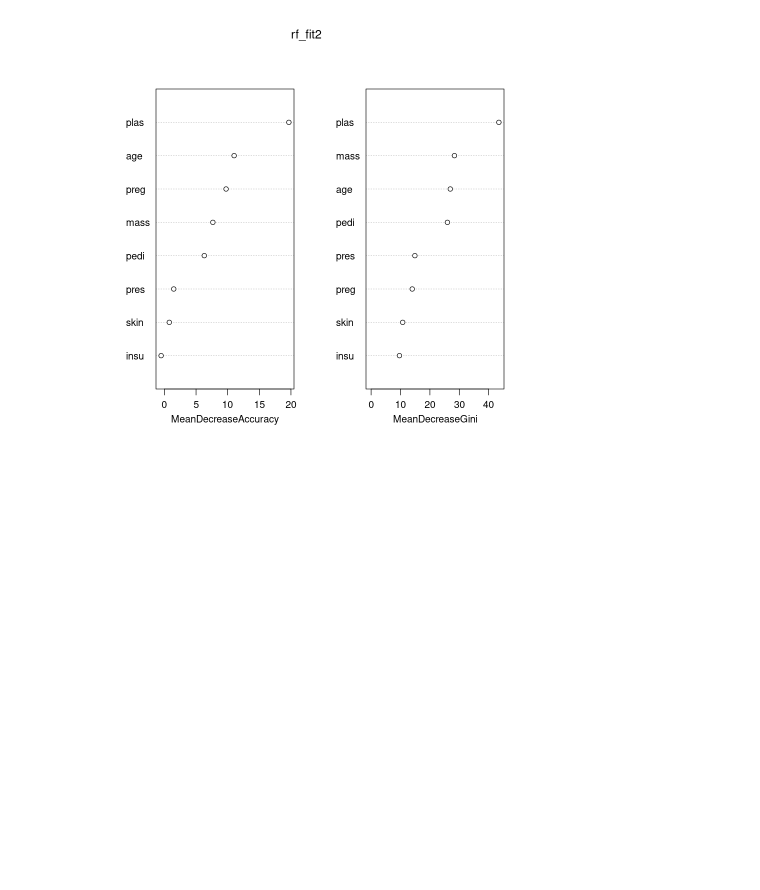
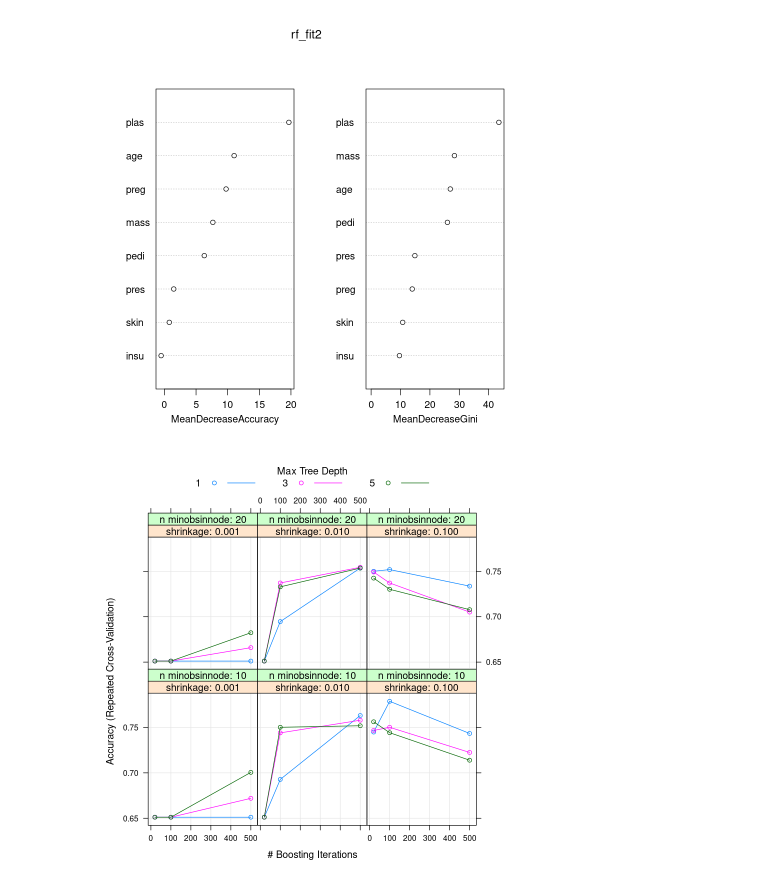
Before and after one commit to hkopanski/ST_558_HW12, a Jupyter notebook: HW12_NB.ipynb, the cells around one changed output. Cells and saved outputs as stored; diff of their text form; code cells hidden in the pictures; blank space fills up the shorter version.

```diff
--- a/HW12_NB.ipynb
+++ b/HW12_NB.ipynb
@@ -227,3 +252,22 @@ knitr::kable(rf_con_tab2)
 |tested_negative |             216|              55|
 |tested_positive |              34|              79|
 [figure]
+# %%
+set.seed(2020)
+
+boost_grid <- expand.grid(n.trees = c(20, 100, 500),
+                          interaction.depth = c(1, 3, 5),
+                          shrinkage = c(0.1, 0.01, 0.001),
+                          n.minobsinnode = c(10, 20))
+
+boost_fit <-  train(class ~ .,
+                    data = diabetesTrain,
+                    method = "gbm",
+                    trControl = trctrl,
+                    tuneGrid = data.frame(boost_grid))
+
+boost_pred <- predict(boost_fit, newdata = diabetesTest)
+# %%
+plot(boost_fit)
+# %% [output]
+[figure, added]
```
Also changed, not shown: parts of 3 cells of this notebook.
